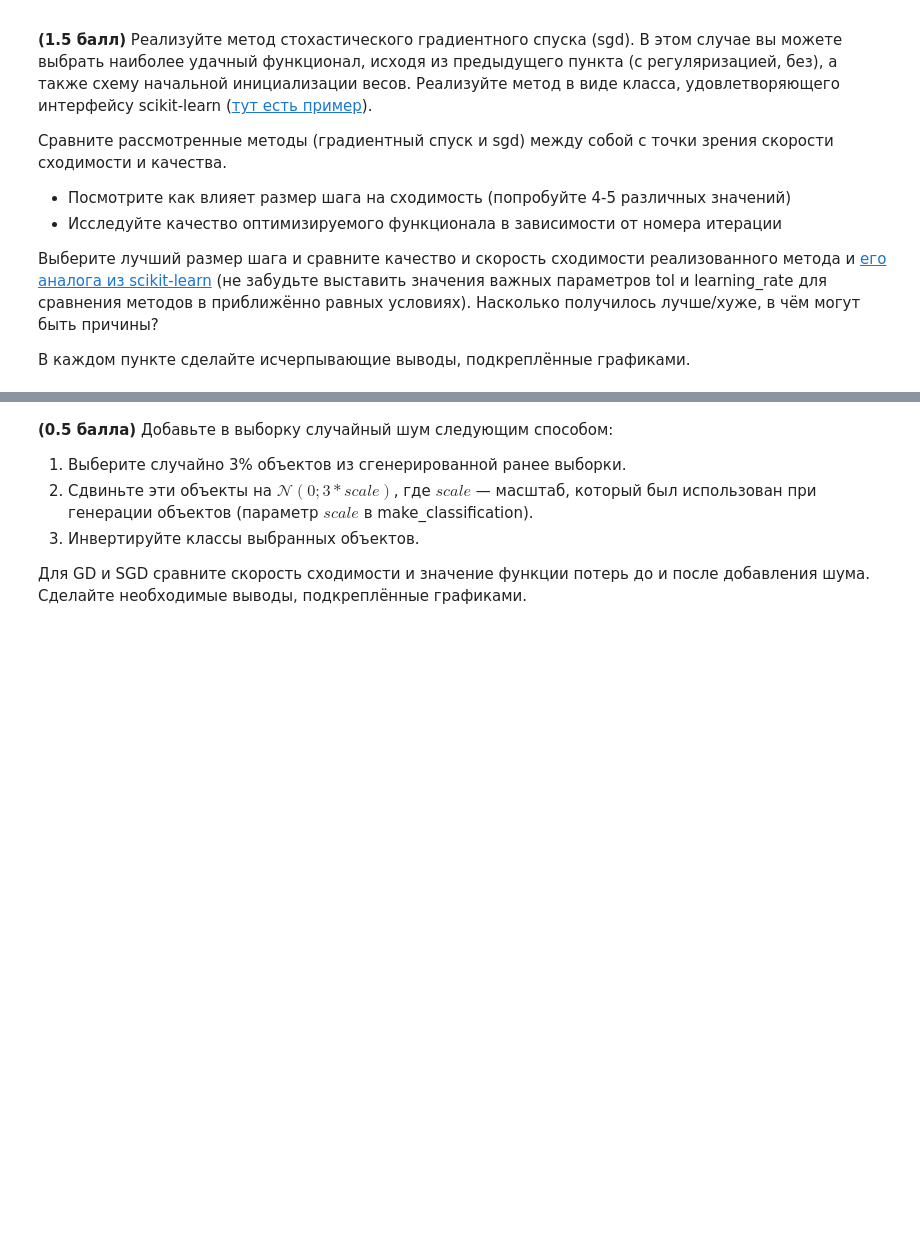
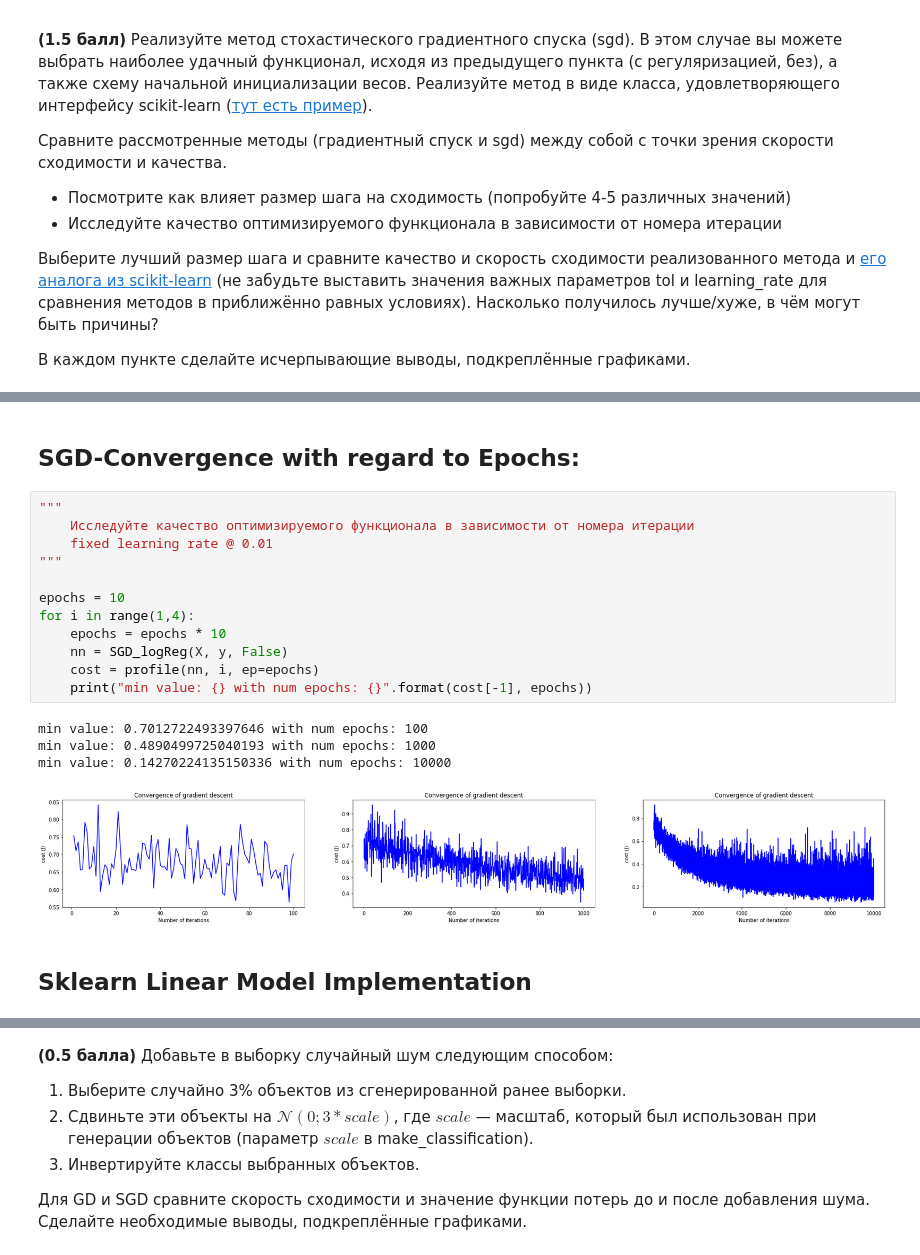
Before and after one commit to camaro1200/SVM, a Jupyter notebook: lab.03.ipynb, the cells around one changed output, grey strips where cells are left out. Cells and saved outputs as stored; diff of their text form; blank space fills up the shorter version.

```diff
--- a/lab.03.ipynb
+++ b/lab.03.ipynb
@@ -213,0 +302,21 @@ Text(0.5, 1.0, 'Convergence of gradient descent')
+# %% [markdown]
+## SGD-Convergence with regard to Epochs:
+# %%
+"""
+    Исследуйте качество оптимизируемого функционала в зависимости от номера итерации
+    fixed learning rate @ 0.01
+"""
+
+epochs = 10
+for i in range(1,4):
+    epochs = epochs * 10
+    nn = SGD_logReg(X, y, False)
+    cost = profile(nn, i, ep=epochs)
+    print("min value: {} with num epochs: {}".format(cost[-1], epochs))
+# %% [output]
+min value: 0.7012722493397646 with num epochs: 100
+min value: 0.4890499725040193 with num epochs: 1000
+min value: 0.14270224135150336 with num epochs: 10000
+[figure, added]
+# %% [markdown]
+## Sklearn Linear Model Implementation
```
Also changed, not shown: parts of 28 cells of this notebook.
